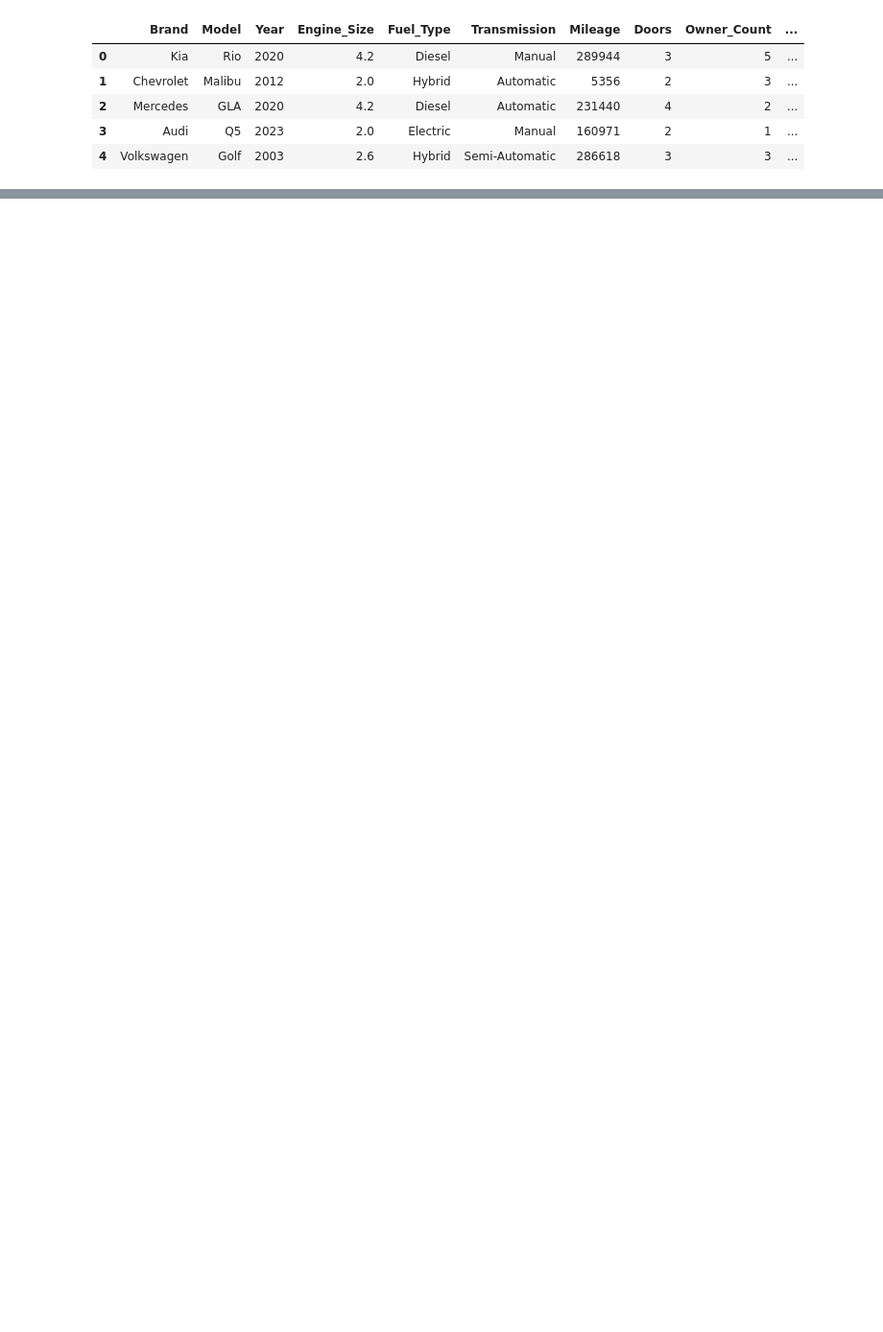
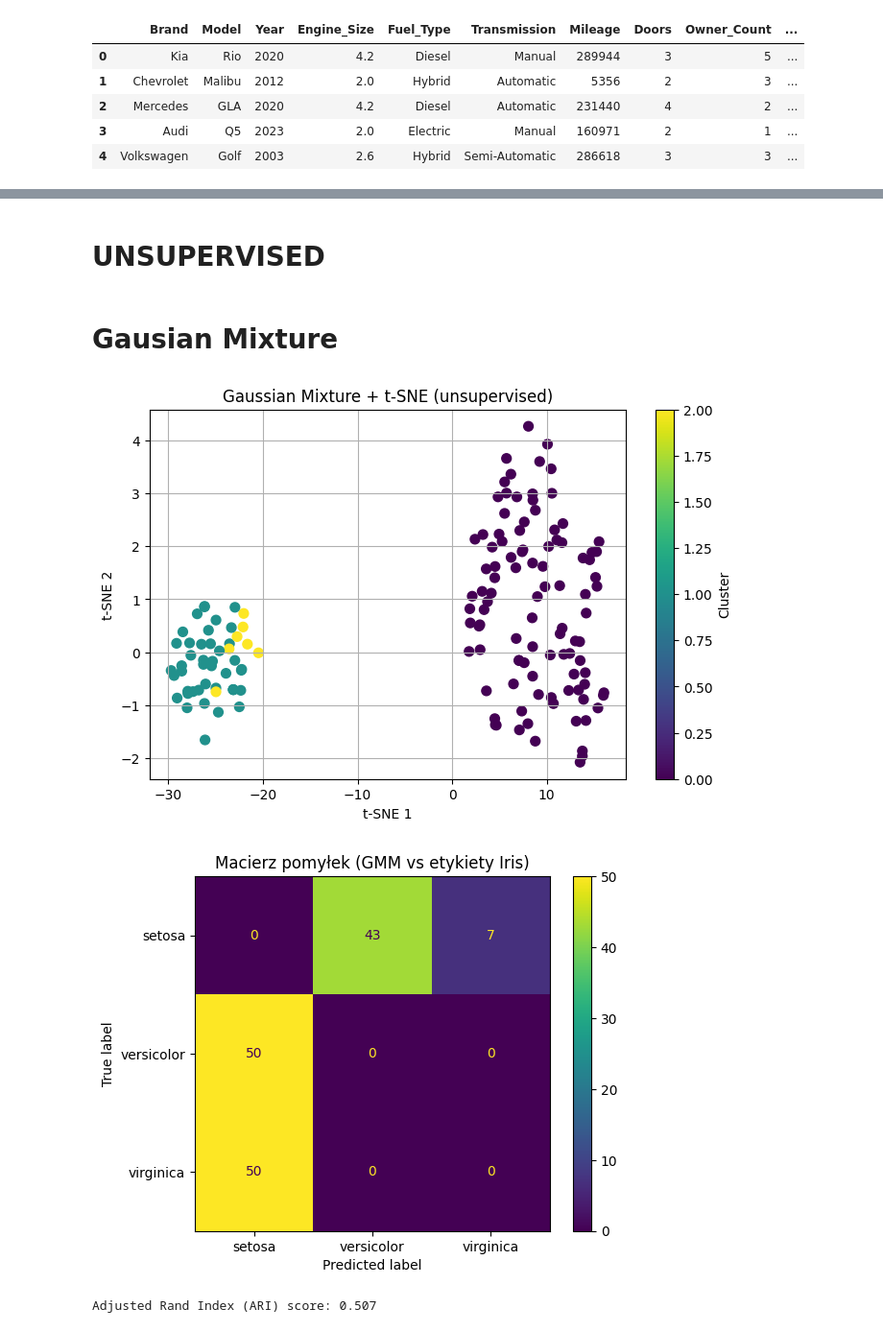
Before and after one commit to hgf700/Python-scikit-learn-alg, a Jupyter notebook: llmy/Untitled.ipynb, the cells around one changed output, grey strips where cells are left out. Shown at 96% size. Saved outputs shown, nothing was run; the diff lists cells and outputs as text; code cells hidden in the pictures; blank space fills up the shorter version.

Commit message:
gaussian mixture models

```diff
--- a/llmy/Untitled.ipynb
+++ b/llmy/Untitled.ipynb
@@ -2476,3 +2478,63 @@ dtype: int64
 | 2 | 1.043657 | 0.952303 | 0.453046 | -0.696677 | 11171 | 5 | 0 | 0 | 0 | ... |
 | 3 | -0.870607 | 0.135915 | -1.348689 | -1.399610 | 11780 | 2 | 1 | 0 | 0 | ... |
 | 4 | -0.348535 | 1.591543 | -0.447821 | 0.006256 | 2867 | 22 | 0 | 0 | 0 | ... |
+# %% [markdown]
+# UNSUPERVISED
+# %% [markdown]
+# Gausian Mixture
+# %%
+import pandas as pd
+from sklearn.mixture import GaussianMixture
+from sklearn.manifold import TSNE
+from sklearn.preprocessing import StandardScaler, LabelEncoder
+from sklearn.metrics import adjusted_rand_score, confusion_matrix, ConfusionMatrixDisplay
+import matplotlib.pyplot as plt
+
+# Wczytanie danych
+csv_path = r'C:\Users\USER098\Documents\GitHub\Python-scikit-learn-alg\llmy\archive\iris.csv'
+df = pd.read_csv(csv_path)
+
+# Oddzielenie cech i etykiet
+X = df.iloc[:, :-1]
+y = df['species']
+
+# Skalowanie danych
+scaler = StandardScaler()
+X_scaled = scaler.fit_transform(X)
+
+# Gaussian Mixture Model
+gmm = GaussianMixture(n_components=3, random_state=42)
+predicted_labels = gmm.fit_predict(X_scaled)
+
+# Kodowanie etykiet rzeczywistych
+le = LabelEncoder()
+true_labels = le.fit_transform(y)
+
+# Redukcja wymiarów (t-SNE) dla wizualizacji z 4D na 2D
+tsne = TSNE(n_components=2, random_state=42)
+X_tsne = tsne.fit_transform(X_scaled)
+
+# Wizualizacja klastrów
+plt.figure(figsize=(8, 5))
+plt.scatter(X_tsne[:, 0], X_tsne[:, 1], c=predicted_labels, cmap='viridis', s=50)
+plt.title("Gaussian Mixture + t-SNE (unsupervised)")
+plt.xlabel("t-SNE 1")
+plt.ylabel("t-SNE 2")
+plt.colorbar(label='Cluster')
+plt.grid(True)
+plt.show()
+
+# Macierz pomyłek
+cm = confusion_matrix(true_labels, predicted_labels)
+disp = ConfusionMatrixDisplay(confusion_matrix=cm, display_labels=le.classes_)
+disp.plot(cmap='viridis')
+plt.title("Macierz pomyłek (GMM vs etykiety Iris)")
+plt.show()
+
+# Ocena jakości klasteryzacji
+score = adjusted_rand_score(true_labels, predicted_labels)
+print(f"Adjusted Rand Index (ARI) score: {score:.3f}")
+# %% [output]
+[figure, added]
+[figure, added]
+Adjusted Rand Index (ARI) score: 0.507
```
Also changed, not shown: parts of 3 cells of this notebook, 2 other files.
